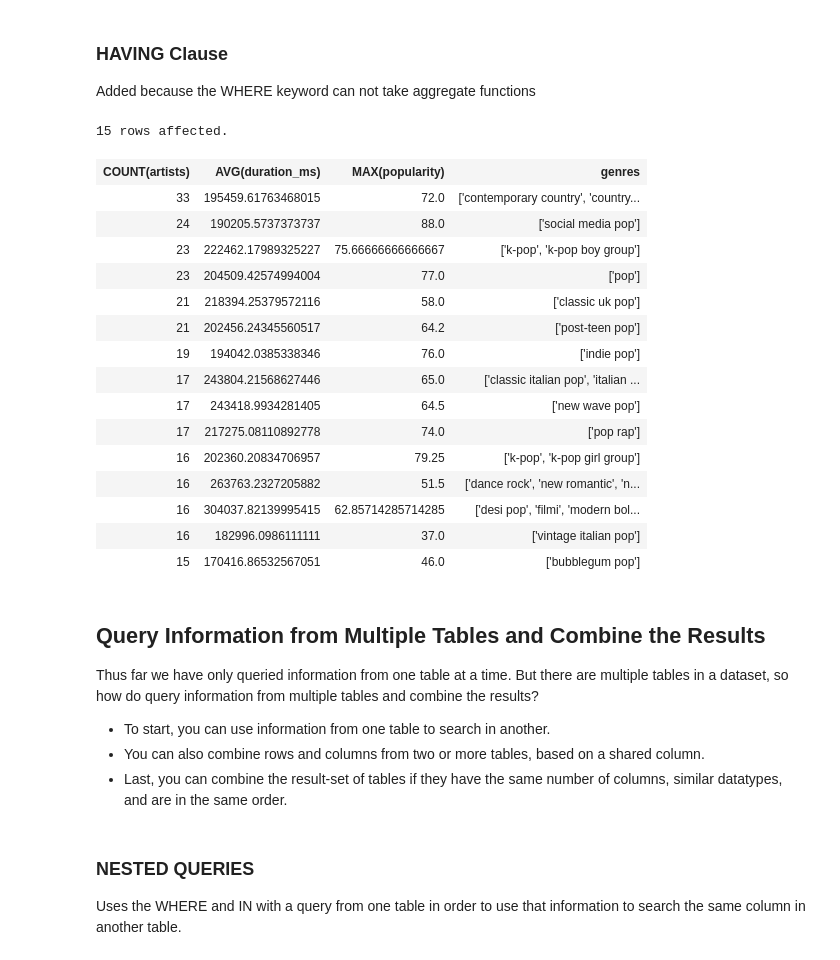
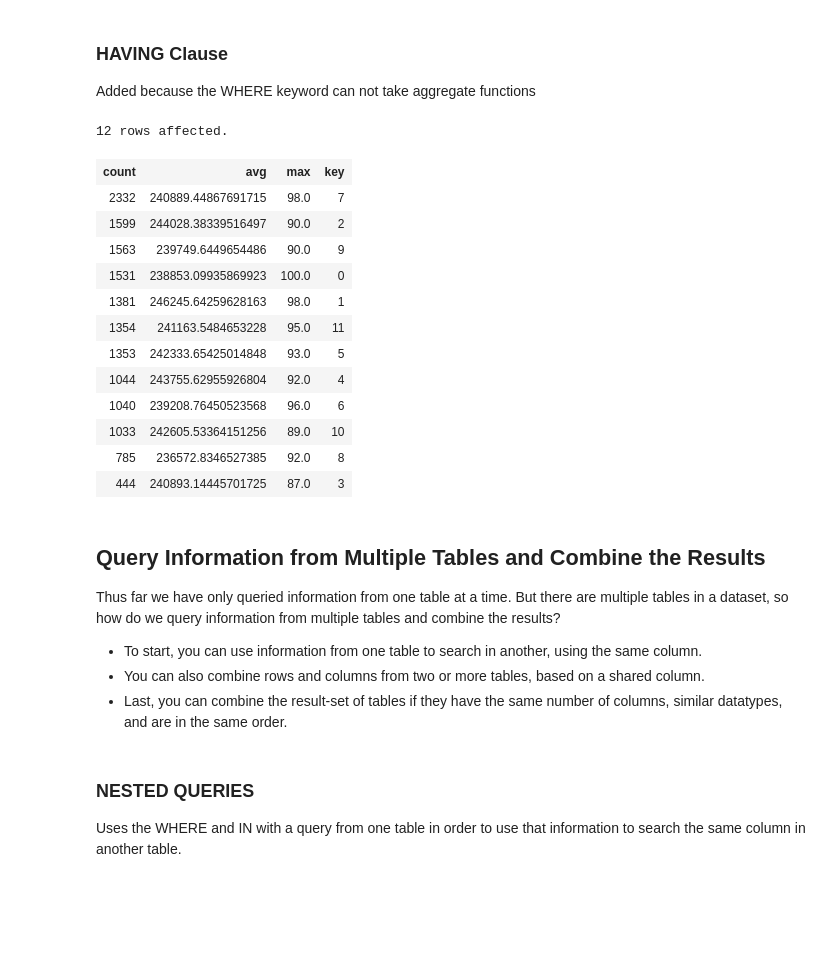
Before and after one commit to KevinKronk/sql-walkthrough-spotify, a Jupyter notebook: sql-walkthrough-spotify.ipynb, the cells around one changed output. Saved outputs shown, nothing was run; the diff lists cells and outputs as text; code cells hidden in the pictures; blank space fills up the shorter version.

```diff
--- a/sql-walkthrough-spotify.ipynb
+++ b/sql-walkthrough-spotify.ipynb
@@ -2,0 +18,11 @@
+# %%
+directory = os.getcwd()
+
+artists_f = os.path.join(directory, 'spotify_csv', 'artists.csv')
+data_by_artist_o_f = os.path.join(directory, 'spotify_csv', 'data_by_artist_o.csv')
+tracks_f = os.path.join(directory, 'spotify_csv', 'tracks.csv')
+
+# eval tells pandas to read the column as it's corresponding dtype in python instead of a string
+artists = pd.read_csv(artists_f, converters={'genres': eval})
+data_by_artists = pd.read_csv(data_by_artist_o_f, converters={'genres': eval, 'release_date':eval})
+tracks = pd.read_csv(tracks_f, converters={'artists': eval})
@@ -304,34 +410,31 @@ LIMIT 10;  -- In this case every single set of genres is shown, the HAVING claus
 Added because the WHERE keyword can not take aggregate functions
 # %%
 %%sql
-SELECT COUNT(artists), AVG(duration_ms), MAX(popularity), genres
-FROM data_by_artist
-GROUP BY genres
-HAVING COUNT(artists) > 10 AND genres REGEXP 'pop'
+SELECT COUNT(artists), AVG(duration_ms), MAX(popularity), key
+FROM artists
+GROUP BY key
+HAVING COUNT(artists) > 100
 ORDER BY COUNT(artists) DESC
 LIMIT 15;
 # %% [output]
-15 rows affected.
+12 rows affected.
-| COUNT(artists) | AVG(duration_ms) | MAX(popularity) | genres |
-| 33 | 195459.61763468015 | 72.0 | ['contemporary country', 'country... |
-| 24 | 190205.5737373737 | 88.0 | ['social media pop'] |
-| 23 | 222462.17989325227 | 75.66666666666667 | ['k-pop', 'k-pop boy group'] |
-| 23 | 204509.42574994004 | 77.0 | ['pop'] |
-| 21 | 218394.25379572116 | 58.0 | ['classic uk pop'] |
-| 21 | 202456.24345560517 | 64.2 | ['post-teen pop'] |
-| 19 | 194042.0385338346 | 76.0 | ['indie pop'] |
-| 17 | 243804.21568627446 | 65.0 | ['classic italian pop', 'italian ... |
-| 17 | 243418.9934281405 | 64.5 | ['new wave pop'] |
-| 17 | 217275.08110892778 | 74.0 | ['pop rap'] |
-| 16 | 202360.20834706957 | 79.25 | ['k-pop', 'k-pop girl group'] |
-| 16 | 263763.2327205882 | 51.5 | ['dance rock', 'new romantic', 'n... |
-| 16 | 304037.82139995415 | 62.85714285714285 | ['desi pop', 'filmi', 'modern bol... |
-| 16 | 182996.0986111111 | 37.0 | ['vintage italian pop'] |
-| 15 | 170416.86532567051 | 46.0 | ['bubblegum pop'] |
+| count | avg | max | key |
+| 2332 | 240889.44867691715 | 98.0 | 7 |
+| 1599 | 244028.38339516497 | 90.0 | 2 |
+| 1563 | 239749.6449654486 | 90.0 | 9 |
+| 1531 | 238853.09935869923 | 100.0 | 0 |
+| 1381 | 246245.64259628163 | 98.0 | 1 |
+| 1354 | 241163.5484653228 | 95.0 | 11 |
+| 1353 | 242333.65425014848 | 93.0 | 5 |
+| 1044 | 243755.62955926804 | 92.0 | 4 |
+| 1040 | 239208.76450523568 | 96.0 | 6 |
+| 1033 | 242605.53364151256 | 89.0 | 10 |
+| 785 | 236572.8346527385 | 92.0 | 8 |
+| 444 | 240893.14445701725 | 87.0 | 3 |
 # %% [markdown]
 ## Query Information from Multiple Tables and Combine the Results
-Thus far we have only queried information from one table at a time. But there are multiple tables in a dataset, so how do query information from multiple tables and combine the results?
-- To start, you can use information from one table to search in another.
+Thus far we have only queried information from one table at a time. But there are multiple tables in a dataset, so how do we query information from multiple tables and combine the results?
+- To start, you can use information from one table to search in another, using the same column.
 - You can also combine rows and columns from two or more tables, based on a shared column.
 - Last, you can combine the result-set of tables if they have the same number of columns, similar datatypes, and are in the same order.
 # %% [markdown]
```
Also changed, not shown: parts of 46 cells of this notebook.
